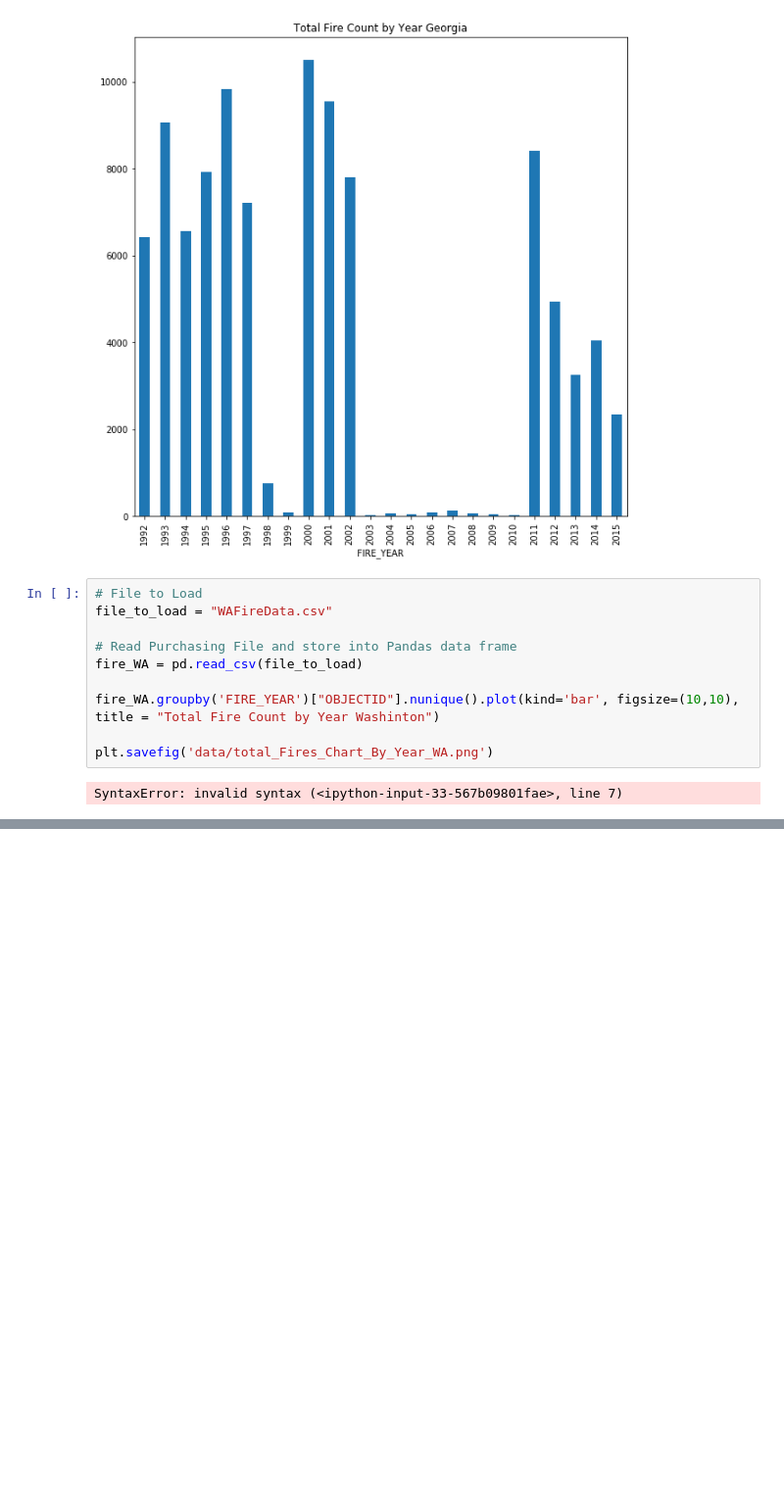
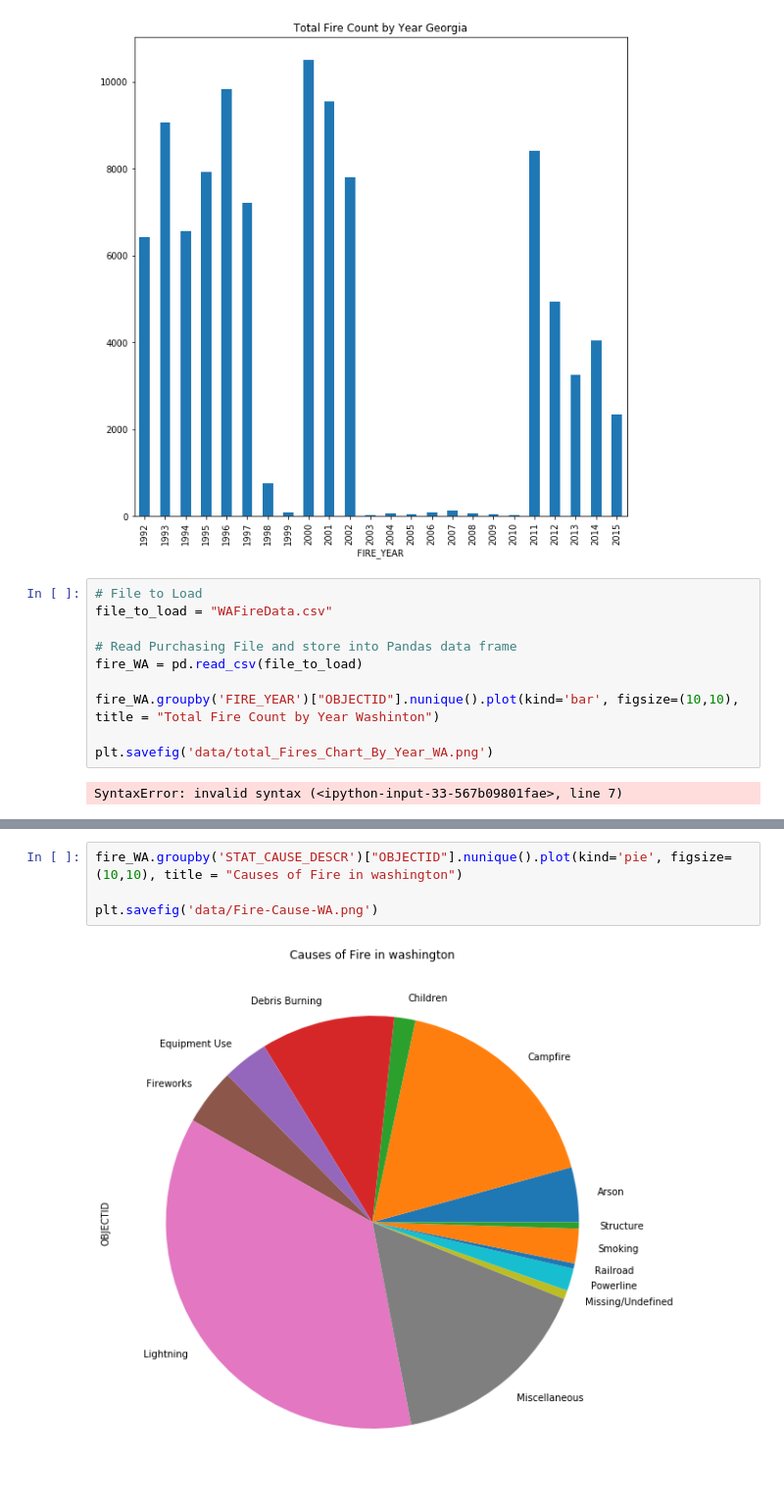
Before and after one commit to meharperjr/WyldFyrez, a Jupyter notebook: Fire Count Breakdown.ipynb, the cells around one changed output, grey strips where cells are left out. Shown at 98% size. Drawn from its saved outputs; the diff is of its cells as text; blank space fills up the shorter version.

Commit message:
more charts yay

```diff
--- a/Fire Count Breakdown.ipynb
+++ b/Fire Count Breakdown.ipynb
@@ -89,0 +86,6 @@ SyntaxError: invalid syntax (<ipython-input-33-567b09801fae>, line 7)
+# %%
+fire_WA.groupby('STAT_CAUSE_DESCR')["OBJECTID"].nunique().plot(kind='pie', figsize=(10,10), title = "Causes of Fire in washington")
+
+plt.savefig('data/Fire-Cause-WA.png')
+# %% [output]
+[figure, added]
```
Also changed, not shown: parts of 5 cells of this notebook, 4 other files.
